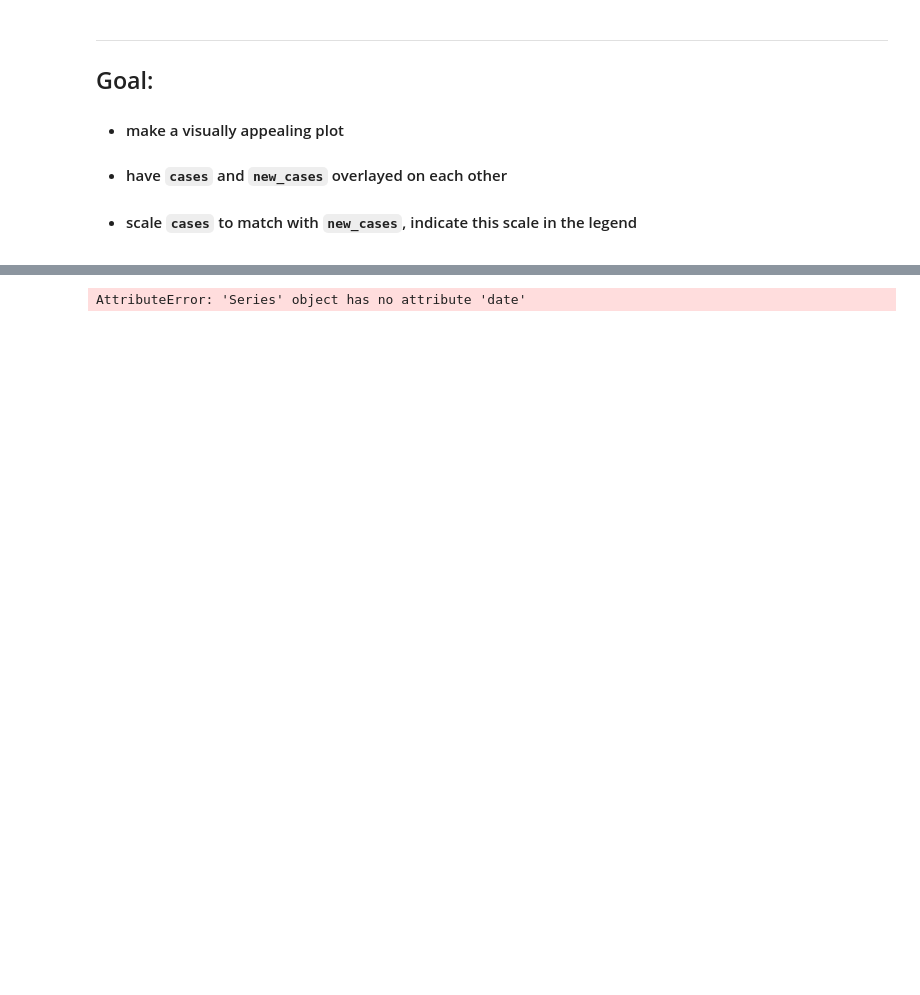
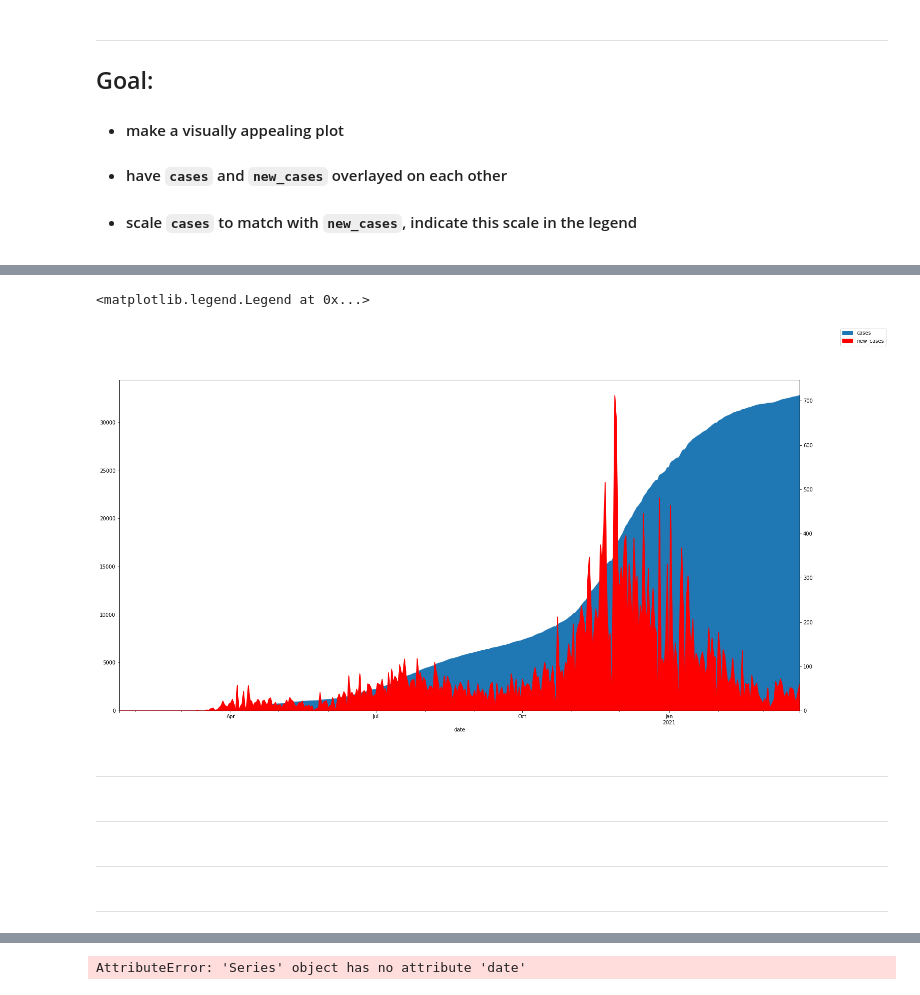
Before and after one commit to davydka/notebooks, a Jupyter notebook: CovidPortlandMultnomah.ipynb, the cells around one changed output, grey strips where cells are left out. Saved outputs shown, nothing was run; the diff lists cells and outputs as text; code cells hidden in the pictures; blank space fills up the shorter version.

Commit message:
feat: initial success with dual axis stacked plot

```diff
--- a/CovidPortlandMultnomah.ipynb
+++ b/CovidPortlandMultnomah.ipynb
@@ -72,0 +91,18 @@ KeyError: "['new_cases'] not in index"
+# %%
+# attempting dual axis stacked area charts using just matplolib
+# success !!!
+
+# to increase readibility:
+    # update legend colors to match
+    # update legend descriptions
+    # add deaths - line chart?
+    # change font
+    # add interactivity - hover states
+
+ax = dfm.cases.plot(figsize=(24,12), legend=False, kind='area')
+ax2 = ax.twinx()
+dfm.new_cases.plot(ax=ax2, legend=False, color="r", kind='area')
+ax.figure.legend()
+# %% [output]
+<matplotlib.legend.Legend at 0x...>
+[figure, added]
@@ -72,0 +111,8 @@ KeyError: "['new_cases'] not in index"
+# %% [markdown]
+---
+# %% [markdown]
+---
+# %% [markdown]
+---
+# %% [markdown]
+---
```
Also changed, not shown: parts of 10 cells of this notebook.
